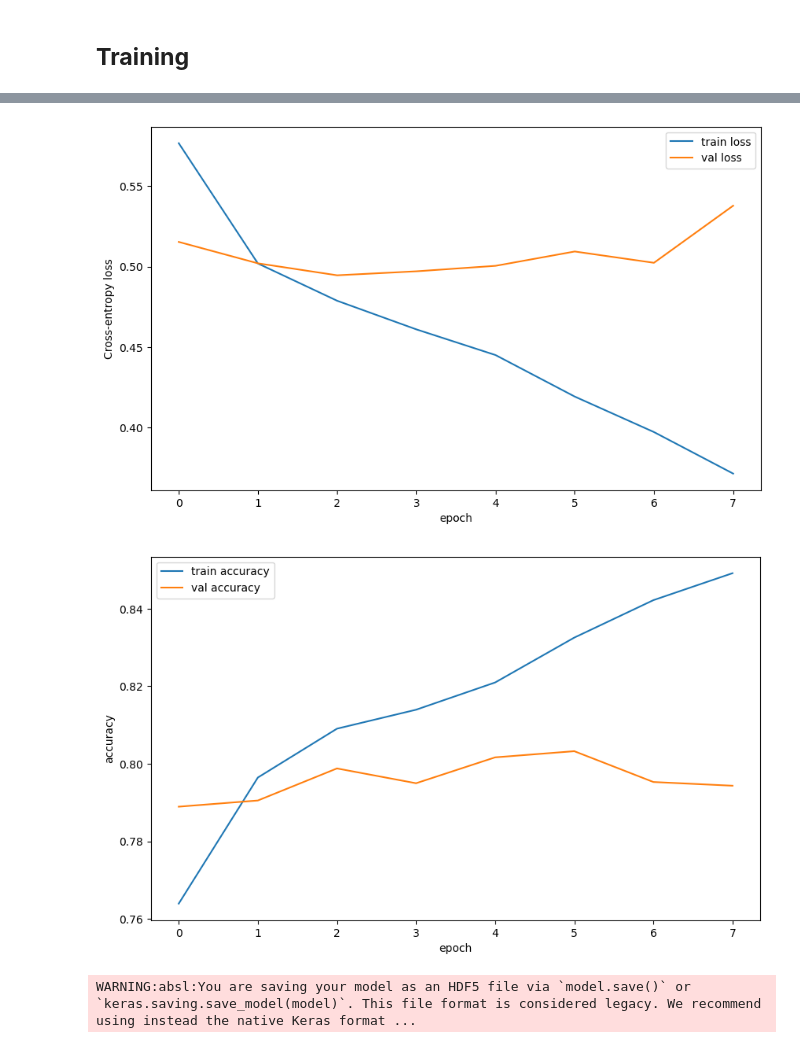
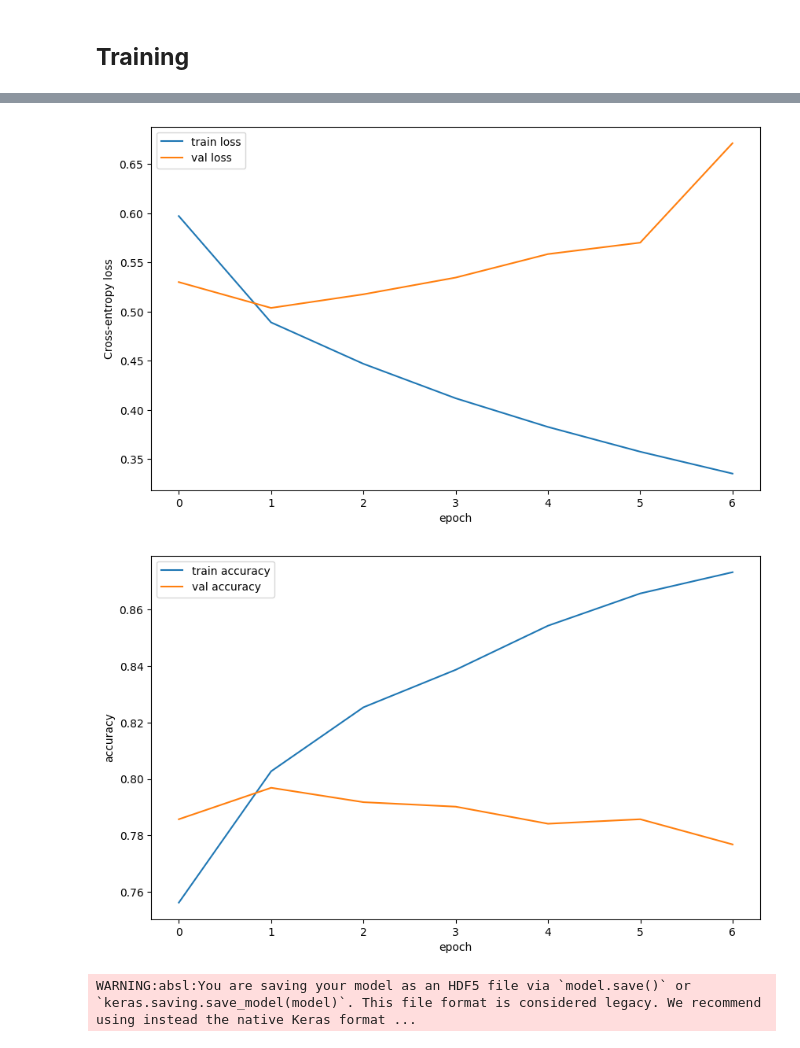
Before and after one commit to Akechi1412/Sentiment-Analysis, a Jupyter notebook: notebooks/sentiment_analysis.ipynb, the cells around one changed output, grey strips where cells are left out. Cells and saved outputs as stored; diff of their text form; code cells hidden in the pictures.

```diff
--- a/notebooks/sentiment_analysis.ipynb
+++ b/notebooks/sentiment_analysis.ipynb
@@ -125,7 +109,3 @@ from sklearn.preprocessing import LabelEncoder
 import pickle
 from transformers import AutoTokenizer
 import tensorflow as tf
-# %%
-x_train = [clean_text(comment) for comment in x_train]
-x_val = [clean_text(comment) for comment in x_val]
-x_test = [clean_text(comment) for comment in x_test]
@@ -193,10 +202,6 @@ label_mapping = dict(zip(label_encoder.classes_, range(len(label_encoder.classes
 print('Label mapping:', label_mapping)
 # %% [output]
 Label mapping: {'NEG': 0, 'NEU': 1, 'POS': 2}
-# %%
-y_train_encoded = np.array(y_train_encoded)
-y_val_encoded = np.array(y_val_encoded)
-y_test_encoded = np.array(y_test_encoded)
 # %% [markdown]
 ## **Training**
 # %%
@@ -207,15 +211,17 @@ from utils.layers import BERTEncoder
 # %%
-# Input layers
-input_ids = layers.Input(shape=(max_length,), dtype=tf.int32, name='input_ids')
-attention_mask = layers.Input(shape=(max_length,), dtype=tf.int32, name='attention_mask')
+# Input
+input = layers.Input(shape=(max_len,))
 
-# BERT Encoding
-bert_output = BERTEncoder(model_name)([input_ids, attention_mask])
+# Embedding Layer
+embedding_output = layers.Embedding(
+    input_dim=len(tokenizer.word_index) + 1,
+    output_dim=100
+)(input)
 
 # BiLSTM Layer
 lstm_output = layers.Bidirectional(
     layers.LSTM(128, return_sequences=True, dropout=0.2, recurrent_dropout=0.2)
-)(bert_output)
+)(embedding_output)
 
 # Global Average Pooling and Global Max Pooling
 avg_pool = layers.GlobalAveragePooling1D()(lstm_output)
@@ -225,27 +231,27 @@ max_pool = layers.GlobalMaxPooling1D()(lstm_output)
 concat = layers.Concatenate()([avg_pool, max_pool])
 
 # Fully Connected Layers
-dense_1 = layers.Dense(256, activation='relu')(concat)
+dense_1 = layers.Dense(512, activation='relu', kernel_regularizer=regularizers.L2(1e-6))(concat)
 dropout_1 = layers.Dropout(0.3)(dense_1)
-dense_2 = layers.Dense(128, activation='relu')(dropout_1)
+dense_2 = layers.Dense(512, activation='relu', kernel_regularizer=regularizers.L2(1e-6))(dropout_1)
 dropout_2 = layers.Dropout(0.3)(dense_2)
 
 # Output Layer
 output = layers.Dense(3, activation='softmax')(dropout_2)
 
 # Final Model
-final_model = Model(inputs=[input_ids, attention_mask], outputs=output)
+model = Model(inputs=input, outputs=output)
 
 # Compile Model
 optimizer = optimizers.Adam(learning_rate=1e-3)
 metrics = [tf.keras.metrics.SparseCategoricalAccuracy(name='accuracy')]
 
-final_model.compile(
+model.compile(
     optimizer=optimizer,
     loss='sparse_categorical_crossentropy',
     metrics=metrics
 )
 
 # Model summary
-final_model.summary()
+model.summary()
 # %% [output]
@@ -294,12 +295,12 @@ early_stopping = tf.keras.callbacks.EarlyStopping(
     verbose=1
 )
 
-history = final_model.fit(
-    x=[train_input_ids, train_attention_mask],
+history = model.fit(
+    x=x_train_pad,
     y=y_train_encoded,
-    validation_data=([val_input_ids, val_attention_mask], y_val_encoded),
+    validation_data=(x_val_pad, y_val_encoded),
     batch_size=64,
-    epochs=50,
+    epochs=100,
     callbacks=[checkpoint_callback, early_stopping]
 )
 # %% [output]
@@ -323,24 +324,24 @@ Restoring model weights from the end of the best epoch: 3.
 # %%
-history = final_model.history
+history = model.history
 
 # Plot history loss
 plt.figure(figsize=(10, 6))
 plt.plot(history.history['loss'], label='train loss')
 plt.plot(history.history['val_loss'], label='val loss')
 plt.xlabel('epoch')
 plt.ylabel('Cross-entropy loss')
 plt.legend()
 plt.show()
 
 # Plot history accuracy
 plt.figure(figsize=(10, 6))
 plt.plot(history.history['accuracy'], label='train accuracy')
 plt.plot(history.history['val_accuracy'], label='val accuracy')
 plt.xlabel('epoch')
 plt.ylabel('accuracy')
 plt.legend()
 plt.show()
 # %% [output]
-[figure, old version]
+[figure, new version]
-[figure, old version]
+[figure, new version]
 # %%
```
Also changed, not shown: parts of 17 cells of this notebook.
